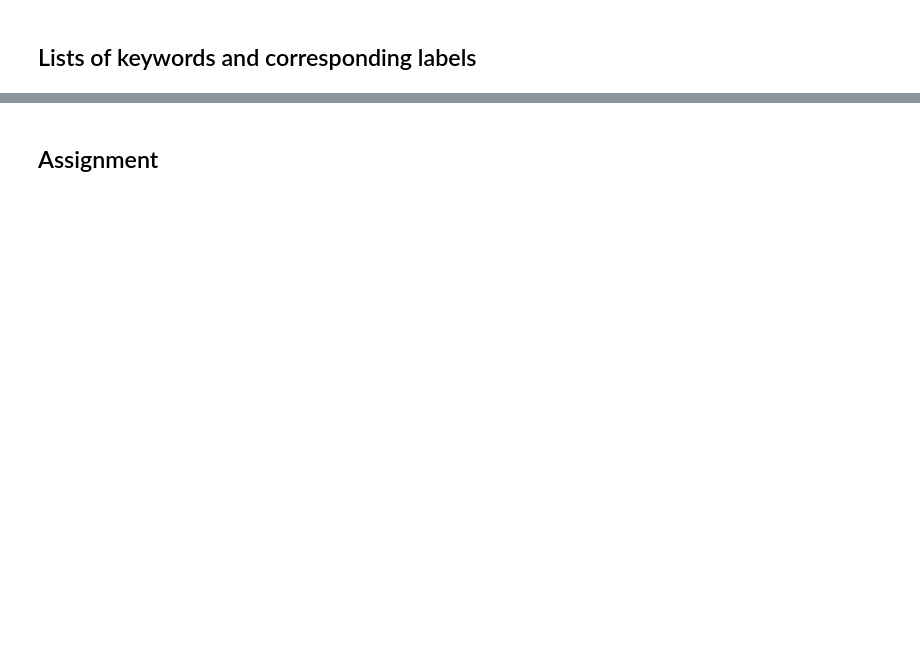
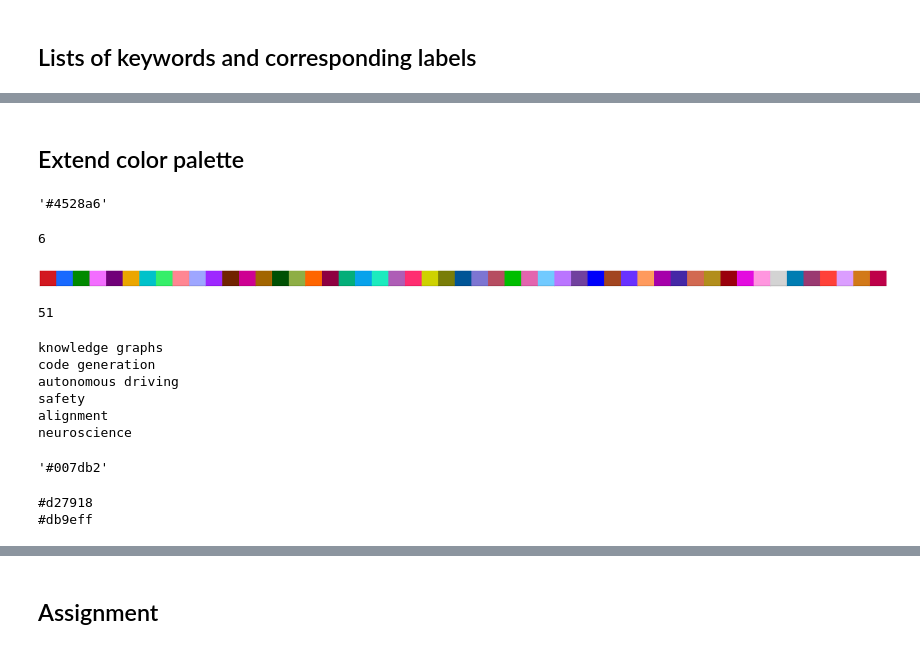
Before and after one commit to berenslab/iclr-dataset, a Jupyter notebook: scripts/11-rgm-create-labels-2025v1.ipynb, the cells around one changed output, grey strips where cells are left out. Cells and saved outputs as stored; diff of their text form; code cells hidden in the pictures; blank space fills up the shorter version.

```diff
--- a/scripts/11-rgm-create-labels-2025v1.ipynb
+++ b/scripts/11-rgm-create-labels-2025v1.ipynb
@@ -413,6 +364,68 @@ dict_keyword_to_label = {
+# %% [markdown]
+## Extend color palette
 # %%
 pickle_in = open(
     "/gpfs01/berens/user/rgonzalesmarquez/phd/iclr-dataset/results/variables/iclr24v2/dict_label_to_color.pkl",
     "rb",
 )
 dict_label_to_color = pickle.load(pickle_in)
+# %%
+# merge self-supervised learning and contrastive learning and drop CL color
+dict_label_to_color["self-supervised learning"] = dict_label_to_color[
+    "contrastive learning"
+]
+dict_label_to_color.pop("contrastive learning", None)
+# %% [output]
+'#4528a6'
+# %%
+len(np.unique(list(dict_keyword_to_label_25.values()))) + 1 - len(old_palette)
+# %% [output]
+6
+# %%
+%matplotlib inline
+
+old_palette = list(dict_label_to_color.values())
+
+palette = glasbey.extend_palette(
+    old_palette,
+    palette_size=len(np.unique(list(dict_keyword_to_label_25.values())))
+    + 1,  # +1 : unlabeled and +1 to skip that very similar green
+    lightness_bounds=(20, 75),
+    chroma_bounds=(50, 90),
+    hue_bounds=(220, 90),
+)
+sns.palplot(palette)
+# %% [output]
+[figure, added]
+# %%
+len(palette)
+# %% [output]
+51
+# %%
+dict_label_to_color_25 = dict_label_to_color.copy()
+
+for i, elem in enumerate(
+    set(dict_keyword_to_label_25.values()).difference(
+        set(dict_label_to_color.keys())
+    )
+):
+    print(elem)
+    dict_label_to_color_25[elem] = palette[45 + i]
+# %% [output]
+knowledge graphs
+code generation
+autonomous driving
+safety
+alignment
+neuroscience
+# %%
+dict_label_to_color_25["alignment"]
+# len(dict_label_to_color_25)
+# %% [output]
+'#007db2'
+# %%
+print(dict_label_to_color_25["knowledge graphs"])
+print(dict_label_to_color_25["safety"])
+# %% [output]
+#d27918
+#db9eff
```
Also changed, not shown: parts of 20 cells of this notebook, 8 other files.
